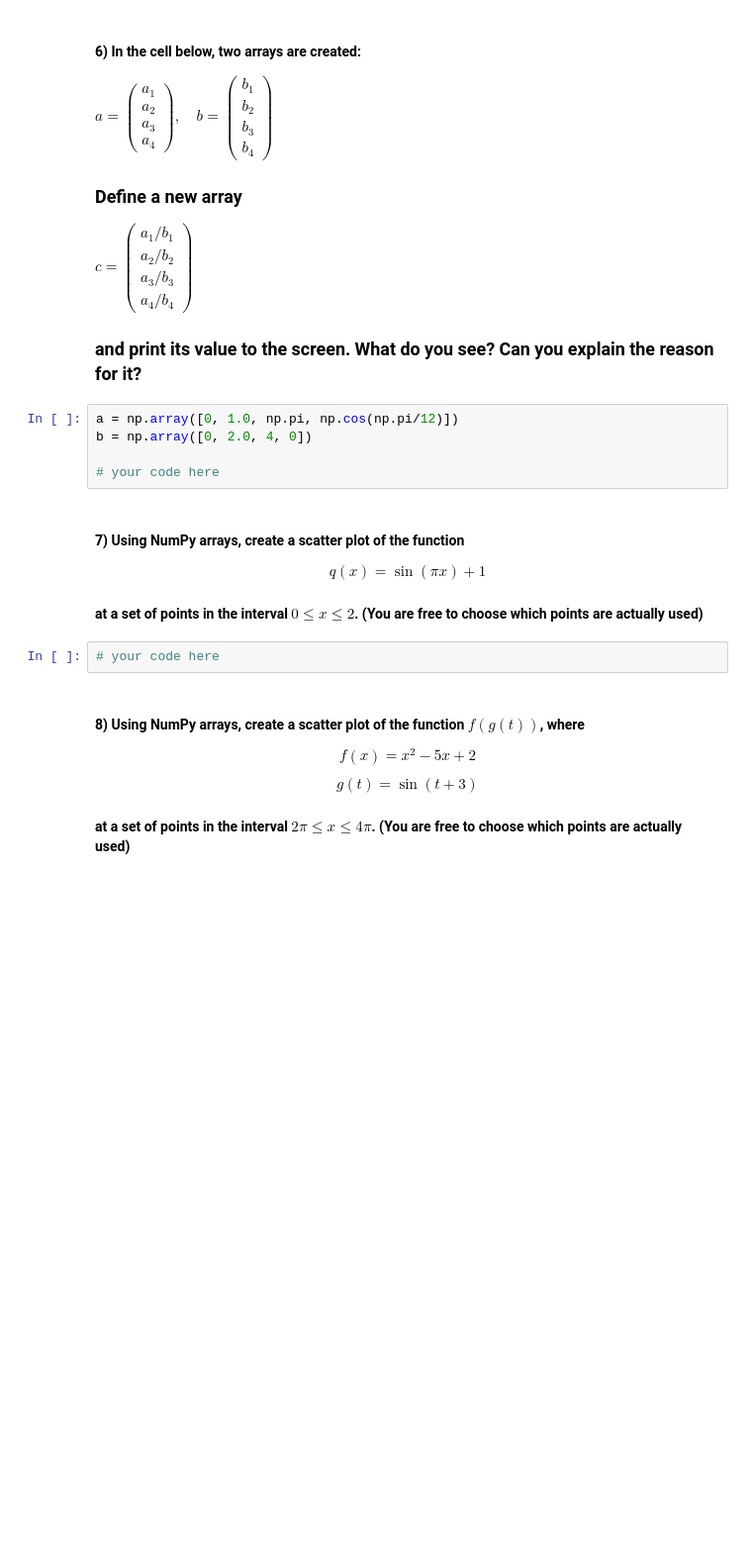
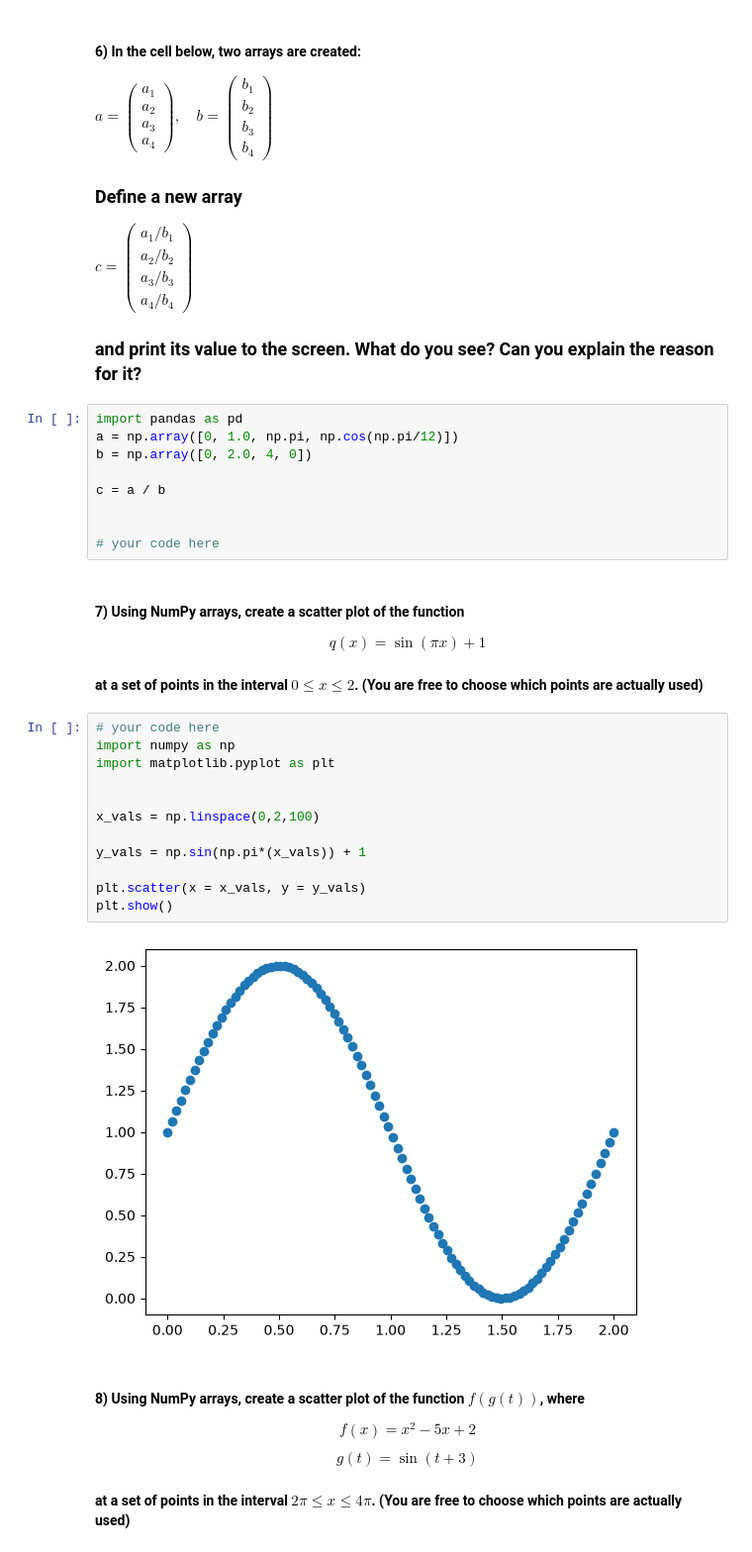
Before and after one commit to JoshuaKozo/datasci185fall2026, a Jupyter notebook: Lecture_05_Libraries_and_Specialized_Functions/Lecture5.ipynb_copy.ipynb, the cells around one changed output. Shown at 99% size. Cells and saved outputs as stored; diff of their text form; blank space fills up the shorter version.

```diff
--- a/Lecture_05_Libraries_and_Specialized_Functions/Lecture5.ipynb_copy.ipynb
+++ b/Lecture_05_Libraries_and_Specialized_Functions/Lecture5.ipynb_copy.ipynb
@@ -763,9 +770,13 @@ $c = \begin{pmatrix} a_1/b_1\\ a_2/b_2\\ a_3/b_3\\a_4/b_4\end{pmatrix}$
 
 ### and print its value to the screen. What do you see? Can you explain the reason for it?
 # %%
+import pandas as pd
 a = np.array([0, 1.0, np.pi, np.cos(np.pi/12)])
 b = np.array([0, 2.0, 4, 0])
 
+c = a / b
+
+
 # your code here
 # %% [markdown]
 #### **7)** Using NumPy arrays, create a scatter plot of the function
@@ -773,8 +784,20 @@ b = np.array([0, 2.0, 4, 0])
 $$q(x) = \sin(\pi x) + 1$$
 
 #### at a set of points in the interval $0 \leq x \leq 2$. (You are free to choose which points are actually used)
-# %%
-# your code here
+# %%
+# your code here
+import numpy as np
+import matplotlib.pyplot as plt
+
+
+x_vals = np.linspace(0,2,100)
+
+y_vals = np.sin(np.pi*(x_vals)) + 1
+
+plt.scatter(x = x_vals, y = y_vals)
+plt.show()
+# %% [output]
+[figure, added]
 # %% [markdown]
 #### **8)** Using NumPy arrays, create a scatter plot of the function $f(g(t))$, where
 
```
Also changed, not shown: parts of 3 cells of this notebook, 5 other files.
